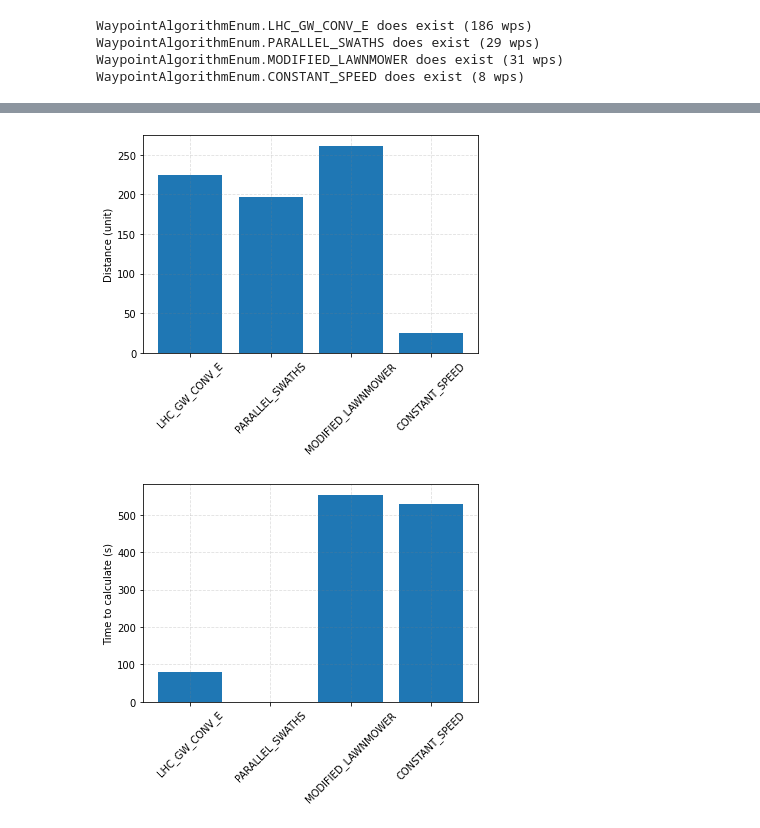
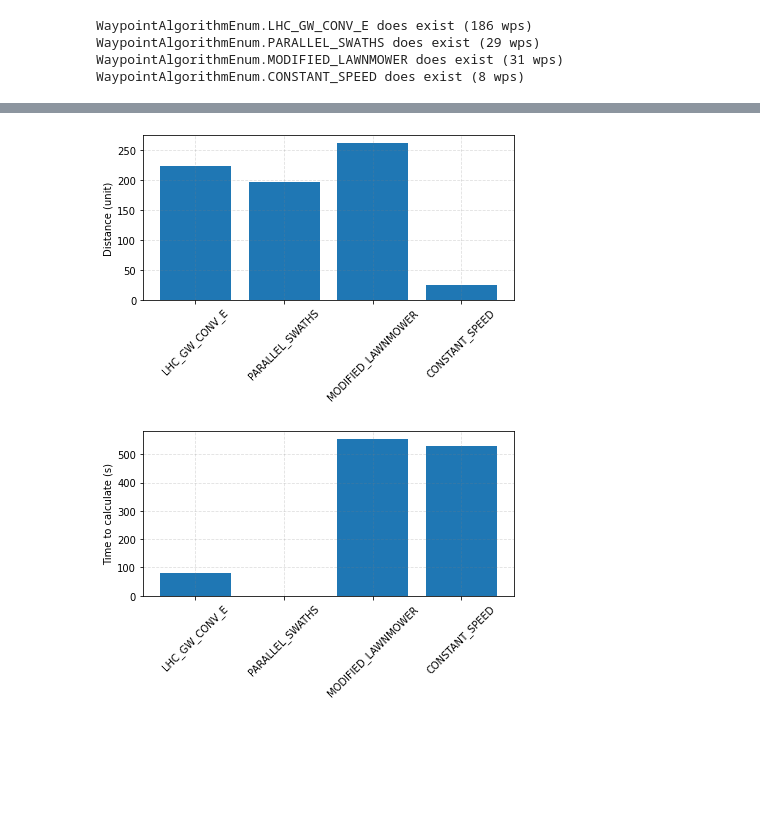
Before and after one commit to iwishiwasaneagle/OPP_4_SAR, a Jupyter notebook: visualize_data.ipynb, the cells around one changed output, grey strips where cells are left out. Cells and saved outputs as stored; diff of their text form; code cells hidden in the pictures; blank space fills up the shorter version.

```diff
--- a/visualize_data.ipynb
+++ b/visualize_data.ipynb
@@ -54,7 +54,8 @@ def plot(alg):
 
 for key in algs.keys():
     fig,ax,dist = plot(key)
-    print(f"{key}\n{dist:.2f} units long\n{algs[key]['time']:.2f}s")
+    print(f"{key}\n{dist:.4f} units long\n{algs[key]['time']:.4f}s")
+    plt.tight_layout()
     plt.show()
     algs[key]['dist'] = dist
 # %% [output]
@@ -89,13 +90,15 @@ def plot_bar(x,y,x_label,y_label):
 # %%
 dists = [item[1]['dist'] for item in algs.items()]
 times = [item[1]['time'] for item in algs.items()]
 x = [str(s).split('.')[1] for s in algs.keys()]
 
 fig,ax=plot_bar(x,dists,"","Distance (unit)")
+plt.tight_layout()
 fig.savefig("unit_distances_all.png")
 
 fig,ax=plot_bar(x,times,"","Time to calculate (s)")
+plt.tight_layout()
 fig.savefig("time_to_calculate_all.png")
 # %% [output]
-[figure, old version]
+[figure, new version]
-[figure, old version]
+[figure, new version]
```
Also changed, not shown: parts of 1 cell of this notebook, 1 other file.
